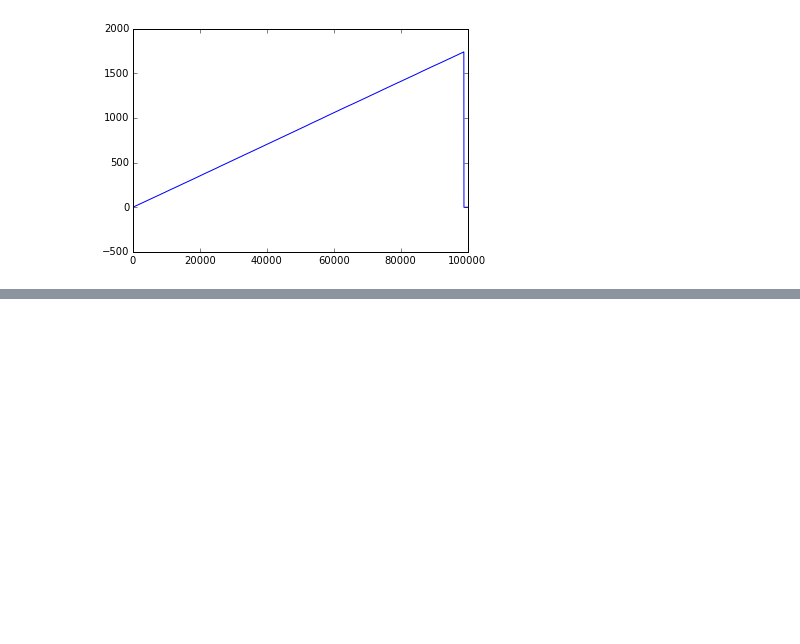
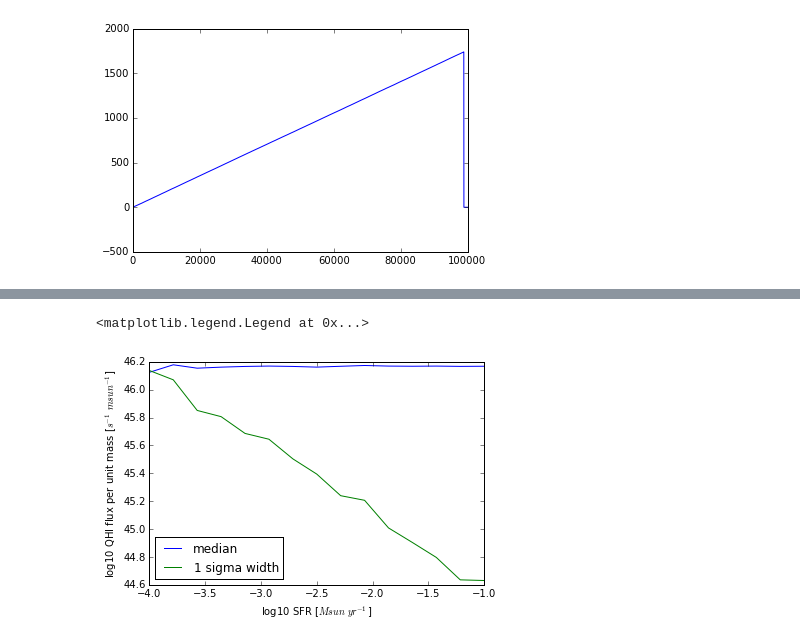
Before and after one commit to astroandes/SimpleStochasticity, a Jupyter notebook: src/simple.ipynb, the cells around one changed output, grey strips where cells are left out. Cells and saved outputs as stored; diff of their text form; code cells hidden in the pictures; blank space fills up the shorter version.

```diff
--- a/src/simple.ipynb
+++ b/src/simple.ipynb
@@ -164,0 +198,6 @@ ylabel("Fraction of total initial mass")
+# %%
+n_values = 15
+median_Q = ones(n_values)
+perc14_Q = ones(n_values)
+perc86_Q = ones(n_values)
+mass_batch = logspace(2,5,n_values)
@@ -164,0 +207,9 @@ ylabel("Fraction of total initial mass")
+# %%
+plot(log10(mass_batch/1E6), log10(median_Q), label="median")
+plot(log10(mass_batch/1E6), log10(perc86_Q - perc14_Q) , label="1 sigma width")
+xlabel(r"log10 SFR [$Msun\ yr^{-1}$]")
+ylabel(r"log10 QHI flux per unit mass [$s^{-1}\ msun^{-1}$]")
+legend(loc=3)
+# %% [output]
+<matplotlib.legend.Legend at 0x...>
+[figure, added]
```
Also changed, not shown: parts of 8 cells of this notebook.
